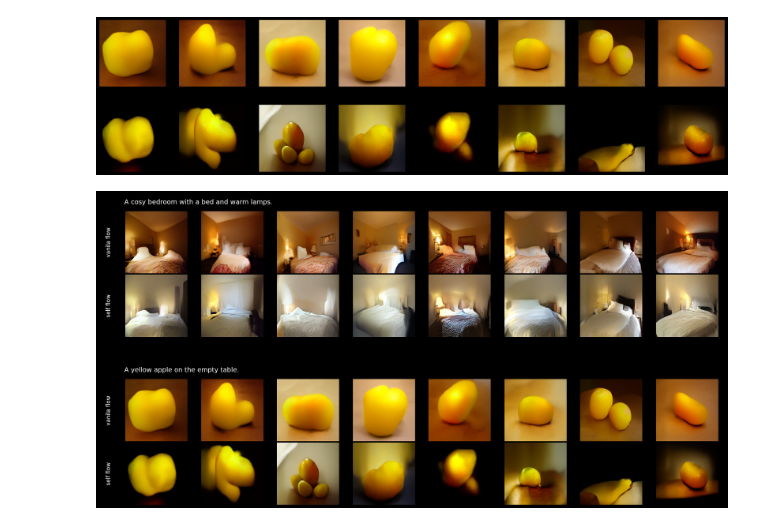
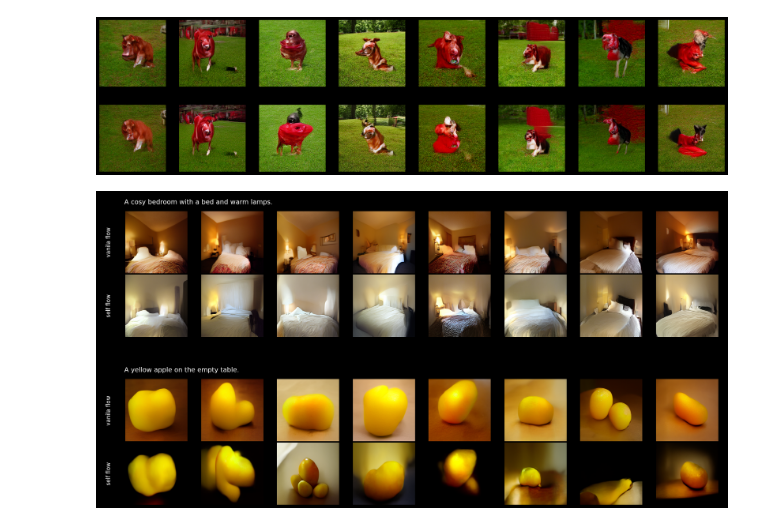
Before and after one commit to tensorforger/CTGMWorkshop, a Jupyter notebook: notebooks/experiments/compare_models.ipynb, the cells around one changed output. Drawn from its saved outputs; the diff is of its cells as text; code cells hidden in the pictures.

```diff
--- a/notebooks/experiments/compare_models.ipynb
+++ b/notebooks/experiments/compare_models.ipynb
@@ -435,7 +437,7 @@ model_1 = model_1.eval()
 
 model_2 = UNet()
 model_2 = model_2.to(device)
-state_dict = torch.load('../../trained_models/flow_unet_l_self_flow-2.pth', weights_only=True)
+state_dict = torch.load('../../trained_models/flow_unet_l-1.1-rectified-2.pth', weights_only=True)
 model_2.load_state_dict(state_dict)
 model_2 = model_2.eval()
 # %%
@@ -473,13 +475,13 @@ def sample_with_diffusion(prompt, cfg = 7.0, seed = None, num_samples = 1, steps
 
 
 @torch.no_grad()
-def sample_with_flow_matching(prompt, cfg = 7.0, seed = None, num_samples = 1, steps = 50, model=None):
+def sample_with_flow_matching(prompt, cfg = 7.0, seed = None, num_samples = 1, steps = 50, model=None, mu=1.0, use_cfg = True):
     text_embed = encode_text_batch_enc1([prompt])
     negative_text_embed = torch.zeros_like(text_embed)
 
     generator = torch.Generator(device=device).manual_seed(seed) if seed is not None else None
 
-    flow_scheduler.set_timesteps(steps, mu=1.0)
+    flow_scheduler.set_timesteps(steps, mu=mu)
     latents = torch.normal(0, 1, (num_samples, 32, 32, 32), dtype=torch.float32, device="cuda", generator=generator)
 
     model.eval()
@@ -488,9 +490,12 @@ def sample_with_flow_matching(prompt, cfg = 7.0, seed = None, num_samples = 1, s
         latent_model_input = latents
         t = t.to(device).view(1)
         predicted_noise = model(sample=latent_model_input, timestep=t, text_embed=text_embed)
-        negative_predicted_noise = model(sample=latent_model_input, timestep=t, text_embed=negative_text_embed)
-        predicted_noise_cfg = negative_predicted_noise + (predicted_noise - negative_predicted_noise) * cfg
-        latents = flow_scheduler.step(predicted_noise_cfg, t, latents).prev_sample
+        if use_cfg:
+            negative_predicted_noise = model(sample=latent_model_input, timestep=t, text_embed=negative_text_embed)
+            predicted_noise_cfg = negative_predicted_noise + (predicted_noise - negative_predicted_noise) * cfg
+            latents = flow_scheduler.step(predicted_noise_cfg, t, latents).prev_sample
+        else:
+            latents = flow_scheduler.step(predicted_noise, t, latents).prev_sample
 
     latents = patchify_latents(latents)
     latents = latents * latents_bn_std
@@ -504,19 +509,19 @@ def sample_with_flow_matching(prompt, cfg = 7.0, seed = None, num_samples = 1, s
     return images
 # %%
 seed = 123
-prompt = "A yellow apple on the empty table."
+prompt = "A red dog on the grass grass"
 num_samples = 8
 images_1 = sample_with_flow_matching(prompt=prompt, seed=seed, num_samples=num_samples, model=model_1)
-images_2 = sample_with_flow_matching(prompt=prompt, seed=seed, num_samples=num_samples, model=model_2)
+images_2 = sample_with_flow_matching(prompt=prompt, seed=seed, num_samples=num_samples, model=model_2, use_cfg=False)
 
 fig, ax = plt.subplots(2, num_samples, figsize=(num_samples * 3, 6))
 for i in range(num_samples):
     ax[0, i].imshow(images_1[i])
     ax[0, i].axis("off")
     ax[1, i].imshow(images_2[i])
     ax[1, i].axis("off")
 # %% [output]
-[figure, old version]
+[figure, new version]
 # %%
 import matplotlib.pyplot as plt
 
```
Also changed, not shown: parts of 1 cell of this notebook, 4 other files.
